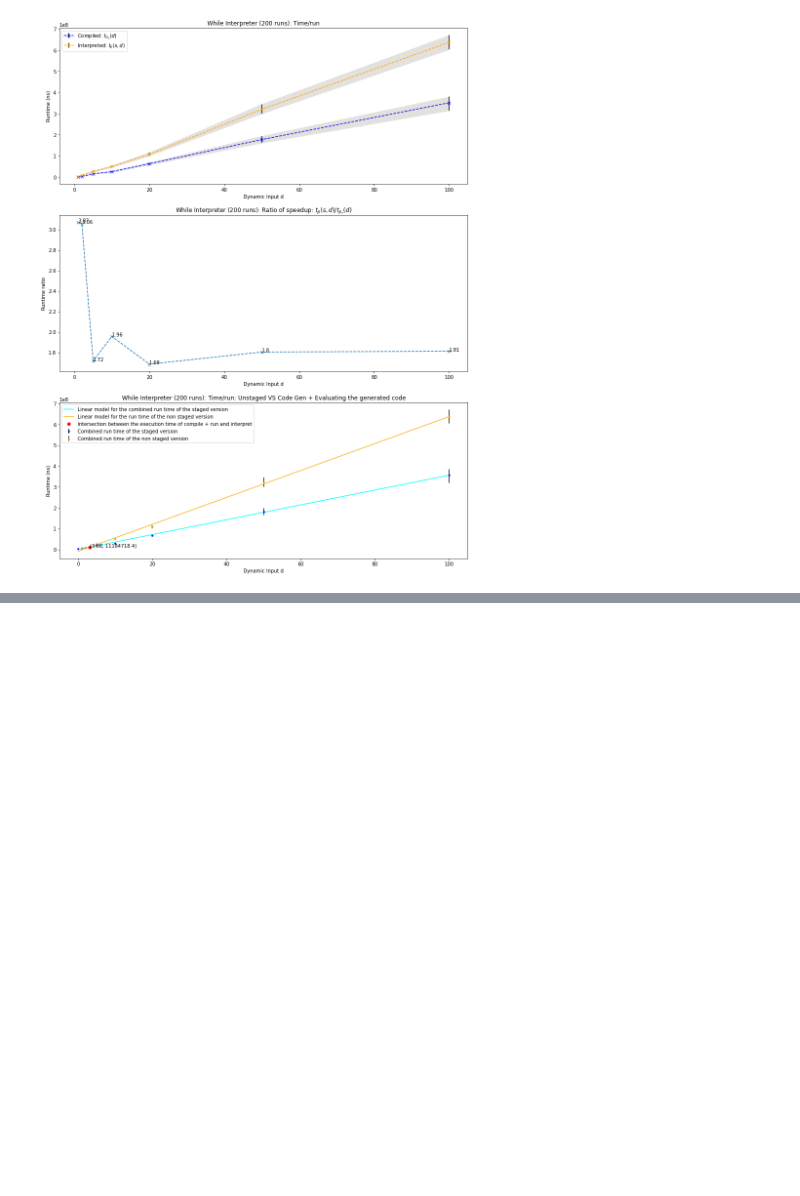
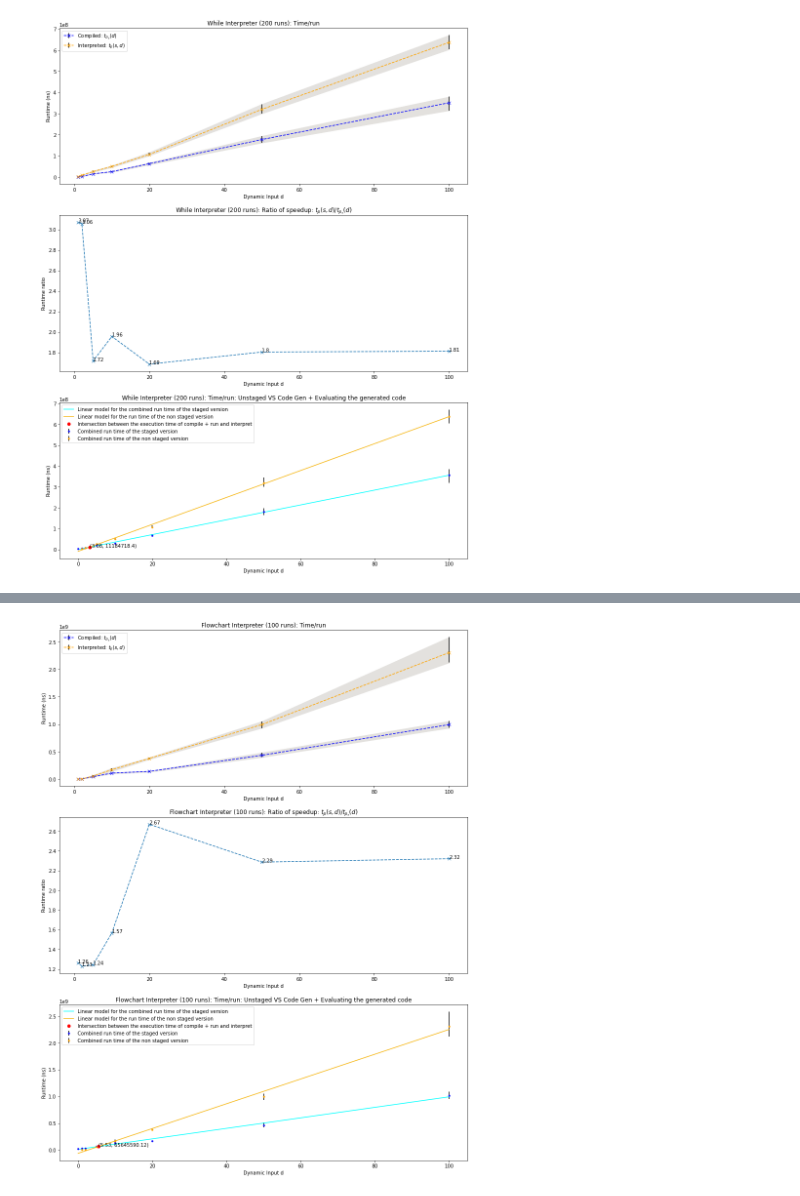
Before and after one commit to theo-chengkai-wang/lys_language, a Jupyter notebook: notebooks/2023_4_29_Eval.ipynb, the cells around one changed output, grey strips where cells are left out. Cells and saved outputs as stored; diff of their text form; code cells hidden in the pictures; blank space fills up the shorter version.

```diff
--- a/notebooks/2023_4_29_Eval.ipynb
+++ b/notebooks/2023_4_29_Eval.ipynb
@@ -125,0 +128,6 @@ plot_info_for(df_while, "While Interpreter (200 runs)")
+# %%
+# Flowchart 100 runs
+df_fc = pd.read_csv("../traces/benchmarks/2023_4_29_while_flowchart_better_fib_100.csv")
+df_fc = df_fc[df_fc['benchmark_name'].str.startswith("flowchart")]
+df_fc["bench_x"] = [100, 50, 20, 10, 5, 2, 1] + [0] + [100, 50, 20, 10, 5, 2, 1]
+df_fc
@@ -125,0 +152,4 @@ plot_info_for(df_while, "While Interpreter (200 runs)")
+# %%
+plot_info_for(df_fc, "Flowchart Interpreter (100 runs)")
+# %% [output]
+[figure, added]
```
Also changed, not shown: parts of 5 cells of this notebook, 3 other files.
